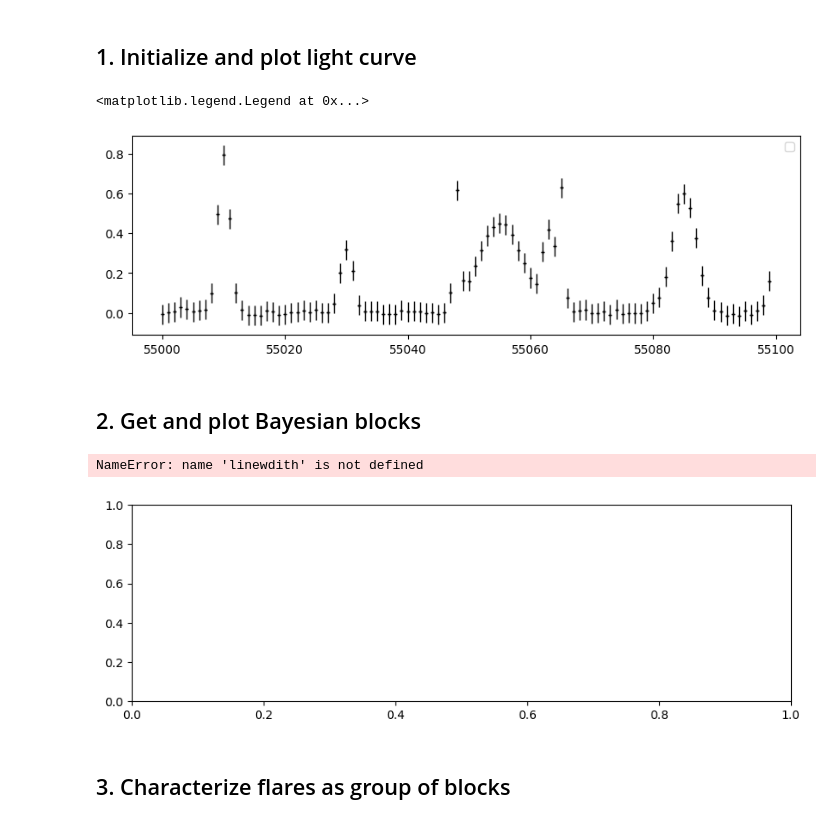
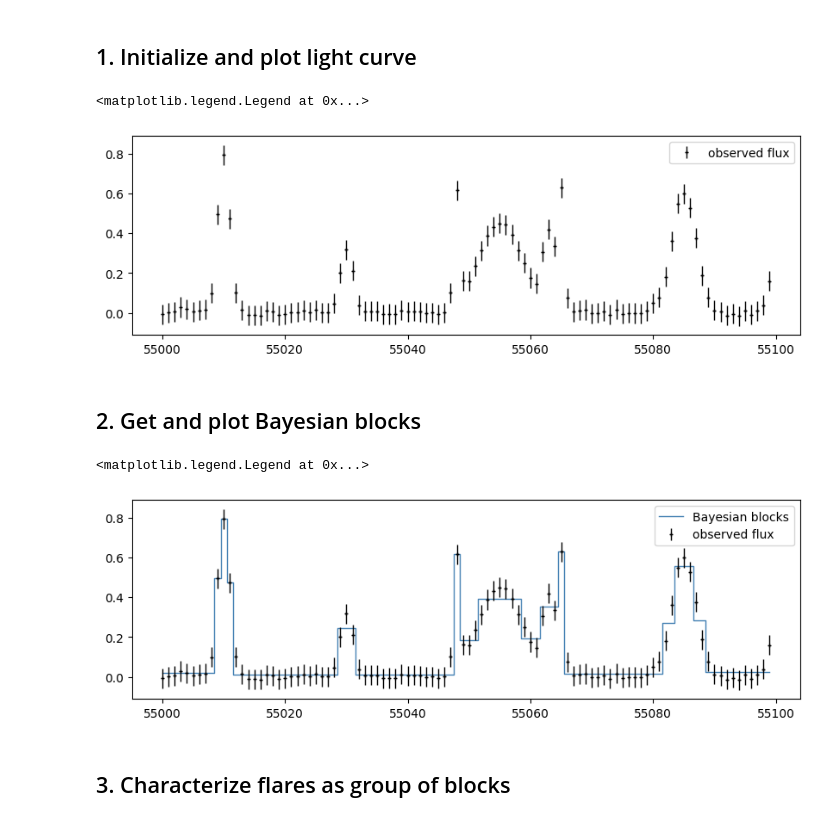
Before and after one commit to swagner-astro/lightcurves, a Jupyter notebook: illustration_lightcurve.ipynb, the cells around one changed output. Saved outputs shown, nothing was run; the diff lists cells and outputs as text; code cells hidden in the pictures.

```diff
--- a/illustration_lightcurve.ipynb
+++ b/illustration_lightcurve.ipynb
@@ -49,23 +49,24 @@ from lightcurves.LC_Set import LC_Set
 time, flux, flux_error = np.load("lightcurves/lc.npy")  # mock lc with gaussian flares
 time += 55000  # e.g. MJD
 lc = LightCurve(time, flux, flux_error)
-lc.plot_lc()
+lc.plot_lc(label='observed flux')
 plt.legend()
 # %% [output]
 <matplotlib.legend.Legend at 0x...>
-[figure, old version]
+[figure, new version]
 # %% [markdown]
 ## 2. Get and plot Bayesian blocks
 # %%
 block_pbin, block_val, block_val_error, edge_index, edges = lc.get_bblocks(
     p0_value=0.05
 )
 # for more information on edges and edge_index see Appendix A2
-lc.plot_bblocks()
+lc.plot_bblocks(label='Bayesian blocks')
+lc.plot_lc(label='observed flux')
 plt.legend()
 # %% [output]
-NameError: name 'linewdith' is not defined
+<matplotlib.legend.Legend at 0x...>
-[figure, old version]
+[figure, new version]
 # %% [markdown]
 ## 3. Characterize flares as group of blocks
 # %% [markdown]
```
Also changed, not shown: parts of 12 cells of this notebook.
